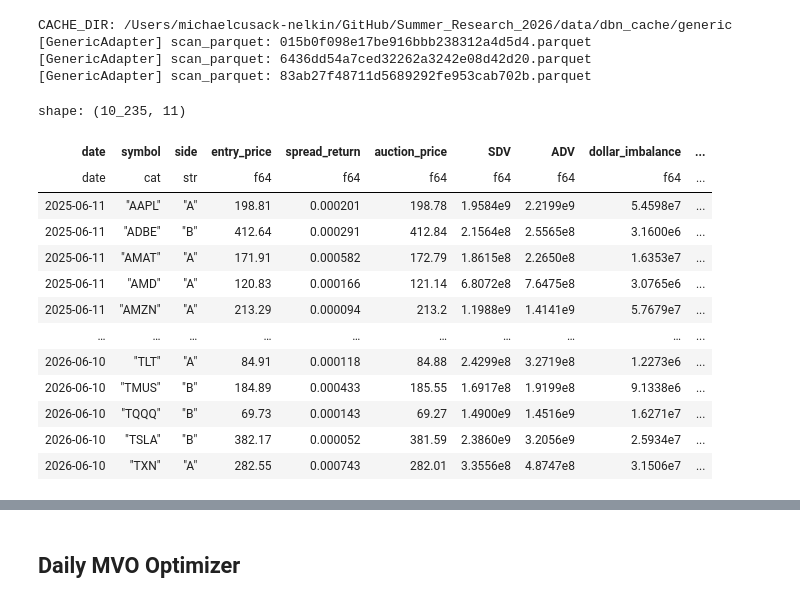
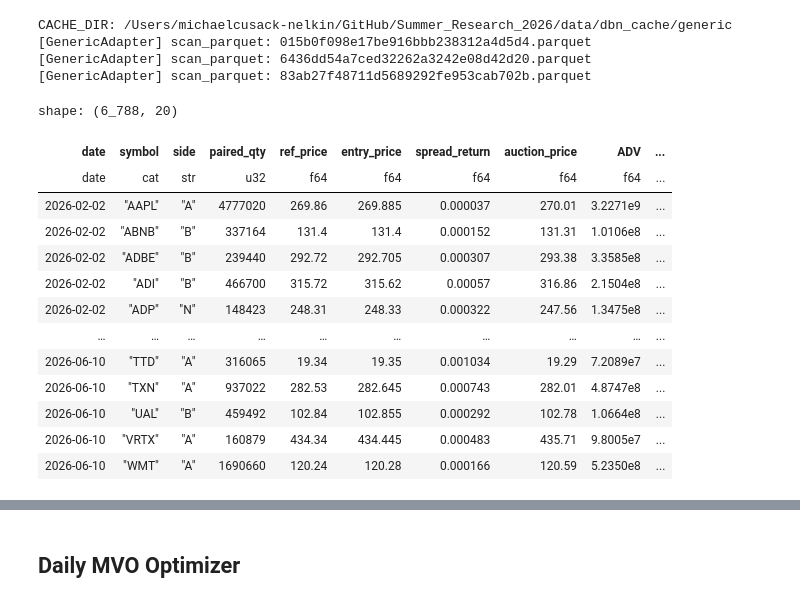
Before and after one commit to MichaelCusackNelkin/Summer_Research_2026, a Jupyter notebook: optimizer/optimal_portfolio.ipynb, the cells around one changed output, grey strips where cells are left out. Drawn from its saved outputs; the diff is of its cells as text; code cells hidden in the pictures.

```diff
--- a/optimizer/optimal_portfolio.ipynb
+++ b/optimizer/optimal_portfolio.ipynb
@@ -30,7 +30,7 @@ print(f"CACHE_DIR: {CACHE_DIR}")
 
 with open("../universe.txt", "r") as f:
     UNIVERSE = [line.strip() for line in f]
-with open("../top_50_universe.txt", "r") as f:
+with open("../top_100_universe.txt", "r") as f:
     ACTIVE_SET = [s for s in [line.strip() for line in f] if s not in ['CRCL', 'OMDA']]
 START = "2025-06-11"
 END = "2026-06-11"
@@ -45,7 +45,7 @@ df_imbalance = (
         dataset=DATASET,
         schema="imbalance"
     )
-    .select(["ts_event", "symbol", "side", "total_imbalance_qty"])
+    .select(["ts_event", "symbol", "side", "total_imbalance_qty", "paired_qty", "ref_price"])
     .with_columns(
         pl.col('ts_event').dt.convert_time_zone("America/New_York"),
         pl.col("symbol").cast(pl.Categorical)
@@ -165,44 +163,63 @@ imb_print = (
 # %%
 data = (
     imb_print
     .join(close_trades, on=["date", "symbol"])
     .join(auction, on=["date", "symbol"])
-    .join(session_dollar_volume, on=["date", "symbol"])
     .join(avg_daily_dollar_volume, on=["date", "symbol"])
+    .join(recent_return, on=["date", "symbol"])
     .sort(["date", "symbol"])
-    .drop_nulls()
-    .with_columns((pl.col("total_imbalance_qty") * pl.col("entry_price")).alias("dollar_imbalance"))
     .with_columns(
+        (pl.col("total_imbalance_qty") * pl.col("ref_price")).alias("dollar_imbalance"),
+        (pl.col("paired_qty") * pl.col("ref_price")).alias("paired_dollars"),
         (
             pl.when(pl.col("side") == "B").then(1)
             .when(pl.col("side") == "A").then(-1)
             .when(pl.col("side") == "N").then(0)
-            *(pl.col("dollar_imbalance") / pl.col("SDV"))
-        ).alias("signed_session_imb_ratio"),
+        ).alias("sign"),
+    )
+    .with_columns(
         (
-            pl.when(pl.col("side") == "B").then(1)
-            .when(pl.col("side") == "A").then(-1)
-            .when(pl.col("side") == "N").then(0)
-            *(pl.col("dollar_imbalance") / pl.col("ADV"))
-        ).alias("signed_mean_imb_ratio")
+            pl.col("sign") * pl.col("dollar_imbalance")
+        ).alias("signed_dollar_imbalance")
     )
     .drop(["total_imbalance_qty"])
+    .drop_nulls()
+    .with_columns(
+        (
+            pl.when(pl.col("paired_dollars") != 0).then(pl.col("signed_dollar_imbalance") / pl.col("paired_dollars"))
+            .otherwise(0)
+        ).alias("net_signed_imb"),
+        (
+            (pl.col("auction_price") - pl.col("entry_price")) / pl.col("entry_price")
+        ).alias("return_to_close")
+    )
+    .with_columns(
+        (pl.col("return_to_close") - pl.col("return_to_close").mean().over("date")).alias("close_return_xm"),
+        (pl.col("recent_return") - pl.col("recent_return").mean().over("date")).alias("recent_return_xm"),
+        (
+            ((pl.col("net_signed_imb").rank().over(pl.col("date")) - pl.col("net_signed_imb").rank().min().over(pl.col("date")))
+             / (pl.col("net_signed_imb").rank().max().over(pl.col("date")) - pl.col("net_signed_imb").rank().min().over(pl.col("date"))))
+             * 2 - 1
+        ).alias("norm_rank_net_imb"),
+    )
+    .with_columns(
+        (pl.col("norm_rank_net_imb") * pl.col("recent_return_xm")).alias("norm_rank_net_x_recent_xm"),
+    )
 )
-
-# The dataframe we will be working with
-data
+test_data = data.filter(pl.col("date").is_between(pl.date(2026,2,1), pl.date(2026,6,11), closed="left"))
+test_data
 # %% [output]
-shape: (10_235, 11)
+shape: (6_788, 20)
-| date | symbol | side | entry_price | spread_return | auction_price | SDV | ADV | dollar_imbalance | ... |
-| date | cat | str | f64 | f64 | f64 | f64 | f64 | f64 | ... |
-| 2025-06-11 | "AAPL" | "A" | 198.81 | 0.000201 | 198.78 | 1.9584e9 | 2.2199e9 | 5.4598e7 | ... |
-| 2025-06-11 | "ADBE" | "B" | 412.64 | 0.000291 | 412.84 | 2.1564e8 | 2.5565e8 | 3.1600e6 | ... |
-| 2025-06-11 | "AMAT" | "A" | 171.91 | 0.000582 | 172.79 | 1.8615e8 | 2.2650e8 | 1.6353e7 | ... |
-| 2025-06-11 | "AMD" | "A" | 120.83 | 0.000166 | 121.14 | 6.8072e8 | 7.6475e8 | 3.0765e6 | ... |
-| 2025-06-11 | "AMZN" | "A" | 213.29 | 0.000094 | 213.2 | 1.1988e9 | 1.4141e9 | 5.7679e7 | ... |
+| date | symbol | side | paired_qty | ref_price | entry_price | spread_return | auction_price | ADV | ... |
+| date | cat | str | u32 | f64 | f64 | f64 | f64 | f64 | ... |
+| 2026-02-02 | "AAPL" | "A" | 4777020 | 269.86 | 269.885 | 0.000037 | 270.01 | 3.2271e9 | ... |
+| 2026-02-02 | "ABNB" | "B" | 337164 | 131.4 | 131.4 | 0.000152 | 131.31 | 1.0106e8 | ... |
+| 2026-02-02 | "ADBE" | "B" | 239440 | 292.72 | 292.705 | 0.000307 | 293.38 | 3.3585e8 | ... |
+| 2026-02-02 | "ADI" | "B" | 466700 | 315.72 | 315.62 | 0.00057 | 316.86 | 2.1504e8 | ... |
+| 2026-02-02 | "ADP" | "N" | 148423 | 248.31 | 248.33 | 0.000322 | 247.56 | 1.3475e8 | ... |
 | … | … | … | … | … | … | … | … | … | ... |
-| 2026-06-10 | "TLT" | "A" | 84.91 | 0.000118 | 84.88 | 2.4299e8 | 3.2719e8 | 1.2273e6 | ... |
-| 2026-06-10 | "TMUS" | "B" | 184.89 | 0.000433 | 185.55 | 1.6917e8 | 1.9199e8 | 9.1338e6 | ... |
-| 2026-06-10 | "TQQQ" | "B" | 69.73 | 0.000143 | 69.27 | 1.4900e9 | 1.4516e9 | 1.6271e7 | ... |
-| 2026-06-10 | "TSLA" | "B" | 382.17 | 0.000052 | 381.59 | 2.3860e9 | 3.2056e9 | 2.5934e7 | ... |
-| 2026-06-10 | "TXN" | "A" | 282.55 | 0.000743 | 282.01 | 3.3556e8 | 4.8747e8 | 3.1506e7 | ... |
+| 2026-06-10 | "TTD" | "A" | 316065 | 19.34 | 19.35 | 0.001034 | 19.29 | 7.2089e7 | ... |
+| 2026-06-10 | "TXN" | "A" | 937022 | 282.53 | 282.645 | 0.000743 | 282.01 | 4.8747e8 | ... |
+| 2026-06-10 | "UAL" | "B" | 459492 | 102.84 | 102.855 | 0.000292 | 102.78 | 1.0664e8 | ... |
+| 2026-06-10 | "VRTX" | "A" | 160879 | 434.34 | 434.445 | 0.000483 | 435.71 | 9.8005e7 | ... |
+| 2026-06-10 | "WMT" | "A" | 1690660 | 120.24 | 120.28 | 0.000166 | 120.59 | 5.2350e8 | ... |
```
Also changed, not shown: parts of 19 cells of this notebook, 8 other files.
